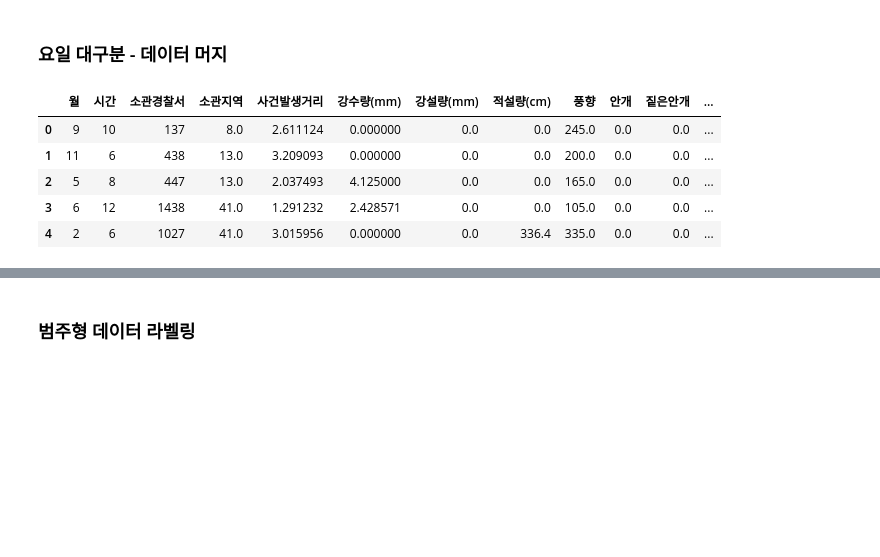
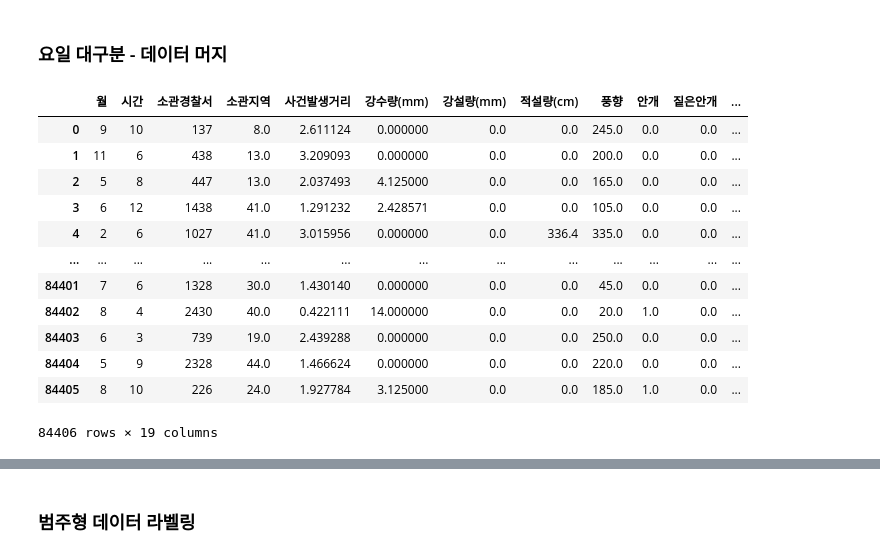
Before and after one commit to dhyunwoo/prj_dacon_crime, a Jupyter notebook: dacon_crime_prediction-xgboostClassifier.ipynb, the cells around one changed output, grey strips where cells are left out. Drawn from its saved outputs; the diff is of its cells as text; code cells hidden in the pictures; blank space fills up the shorter version.

```diff
--- a/dacon_crime_prediction-xgboostClassifier.ipynb
+++ b/dacon_crime_prediction-xgboostClassifier.ipynb
@@ -132,12 +146,19 @@ TEST = pd.merge(left=TEST, right=DAY, left_on='요일', right_on='요일')
 DATA.drop(columns=['요일'], inplace=True)
 TEST.drop(columns=['요일'], inplace=True)
 # %%
-DATA.head(5)
+DATA
 # %% [output]
 |  | 월 | 시간 | 소관경찰서 | 소관지역 | 사건발생거리 | 강수량(mm) | 강설량(mm) | 적설량(cm) | 풍향 | 안개 | 짙은안개 | ... |
 | 0 | 9 | 10 | 137 | 8.0 | 2.611124 | 0.000000 | 0.0 | 0.0 | 245.0 | 0.0 | 0.0 | ... |
 | 1 | 11 | 6 | 438 | 13.0 | 3.209093 | 0.000000 | 0.0 | 0.0 | 200.0 | 0.0 | 0.0 | ... |
 | 2 | 5 | 8 | 447 | 13.0 | 2.037493 | 4.125000 | 0.0 | 0.0 | 165.0 | 0.0 | 0.0 | ... |
 | 3 | 6 | 12 | 1438 | 41.0 | 1.291232 | 2.428571 | 0.0 | 0.0 | 105.0 | 0.0 | 0.0 | ... |
 | 4 | 2 | 6 | 1027 | 41.0 | 3.015956 | 0.000000 | 0.0 | 336.4 | 335.0 | 0.0 | 0.0 | ... |
+| ... | ... | ... | ... | ... | ... | ... | ... | ... | ... | ... | ... | ... |
+| 84401 | 7 | 6 | 1328 | 30.0 | 1.430140 | 0.000000 | 0.0 | 0.0 | 45.0 | 0.0 | 0.0 | ... |
+| 84402 | 8 | 4 | 2430 | 40.0 | 0.422111 | 14.000000 | 0.0 | 0.0 | 20.0 | 1.0 | 0.0 | ... |
+| 84403 | 6 | 3 | 739 | 19.0 | 2.439288 | 0.000000 | 0.0 | 0.0 | 250.0 | 0.0 | 0.0 | ... |
+| 84404 | 5 | 9 | 2328 | 44.0 | 1.466624 | 0.000000 | 0.0 | 0.0 | 220.0 | 0.0 | 0.0 | ... |
+| 84405 | 8 | 10 | 226 | 24.0 | 1.927784 | 3.125000 | 0.0 | 0.0 | 185.0 | 1.0 | 0.0 | ... |
+84406 rows × 19 columns
 # %%
```
Also changed, not shown: parts of 11 cells of this notebook, 3 other files.
